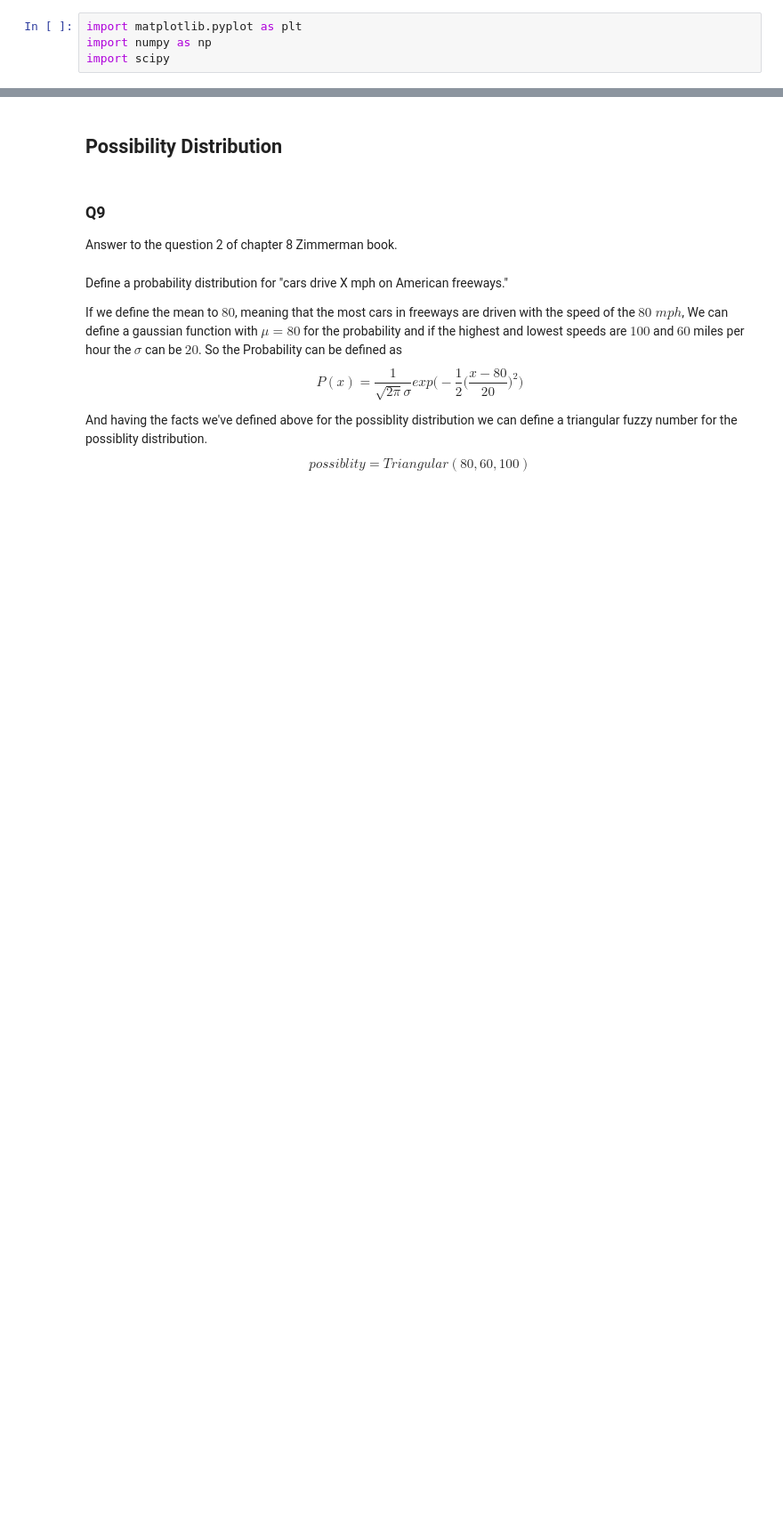
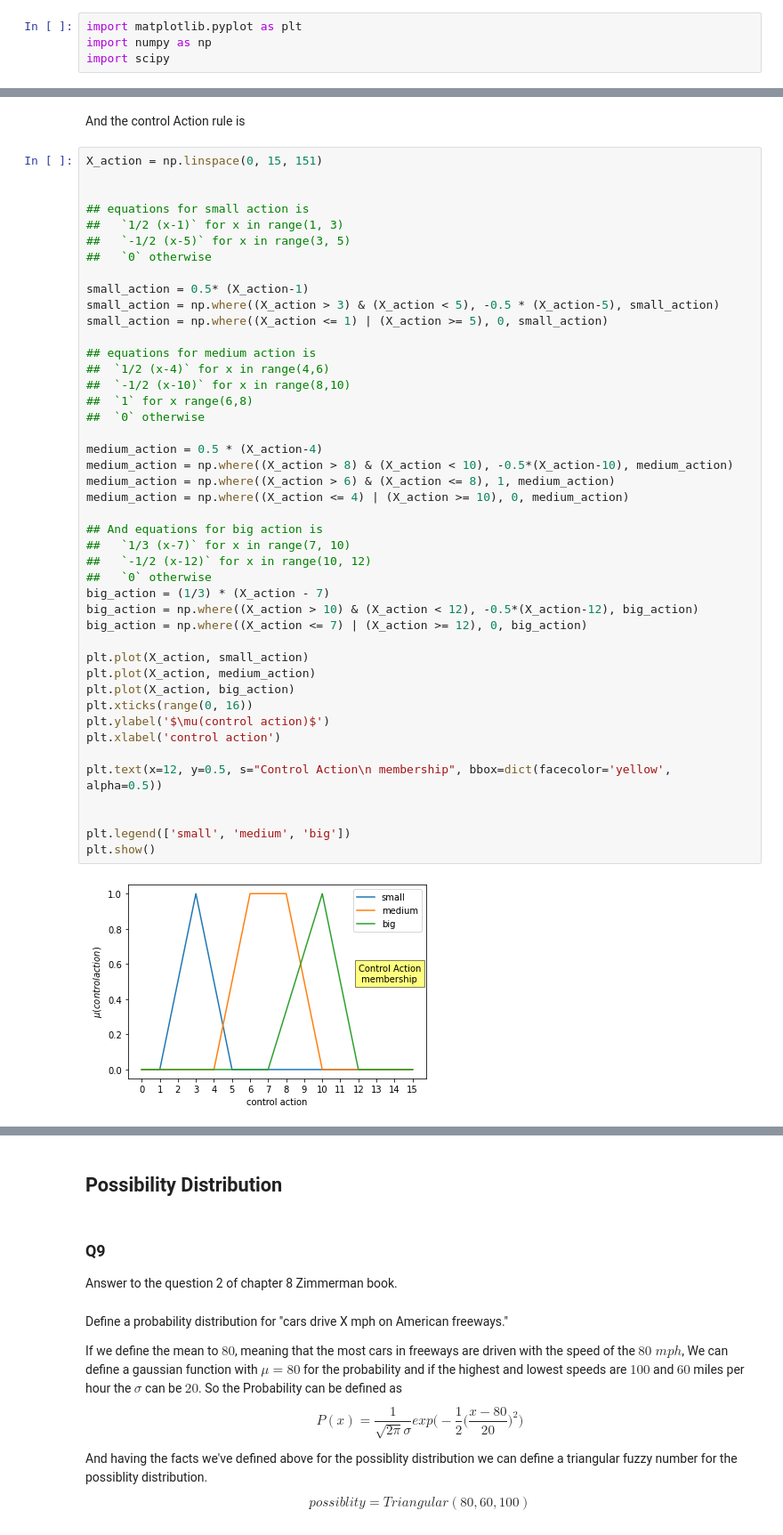
Before and after one commit to amindadgar/Fuzzy-Systems, a Jupyter notebook: HW3/Answers/main.ipynb, the cells around one changed output, grey strips where cells are left out. Shown at 89% size. Drawn from its saved outputs; the diff is of its cells as text; blank space fills up the shorter version.

```diff
--- a/HW3/Answers/main.ipynb
+++ b/HW3/Answers/main.ipynb
@@ -115,0 +213,48 @@ Answer to the question 3 of chapter 11, using the Zimmerman book.
+# %% [markdown]
+And the control Action rule is
+# %%
+X_action = np.linspace(0, 15, 151)
+
+
+## equations for small action is
+##   `1/2 (x-1)` for x in range(1, 3)
+##   `-1/2 (x-5)` for x in range(3, 5)
+##   `0` otherwise
+
+small_action = 0.5* (X_action-1)
+small_action = np.where((X_action > 3) & (X_action < 5), -0.5 * (X_action-5), small_action)
+small_action = np.where((X_action <= 1) | (X_action >= 5), 0, small_action)
+
+## equations for medium action is
+##  `1/2 (x-4)` for x in range(4,6)
+##  `-1/2 (x-10)` for x in range(8,10)
+##  `1` for x range(6,8)
+##  `0` otherwise
+
+medium_action = 0.5 * (X_action-4)
+medium_action = np.where((X_action > 8) & (X_action < 10), -0.5*(X_action-10), medium_action)
+medium_action = np.where((X_action > 6) & (X_action <= 8), 1, medium_action)
+medium_action = np.where((X_action <= 4) | (X_action >= 10), 0, medium_action)
+
+## And equations for big action is
+##   `1/3 (x-7)` for x in range(7, 10)
+##   `-1/2 (x-12)` for x in range(10, 12)
+##   `0` otherwise
+big_action = (1/3) * (X_action - 7)
+big_action = np.where((X_action > 10) & (X_action < 12), -0.5*(X_action-12), big_action)
+big_action = np.where((X_action <= 7) | (X_action >= 12), 0, big_action)
+
+plt.plot(X_action, small_action)
+plt.plot(X_action, medium_action)
+plt.plot(X_action, big_action)
+plt.xticks(range(0, 16))
+plt.ylabel('$\mu(control action)$')
+plt.xlabel('control action')
+
+plt.text(x=12, y=0.5, s="Control Action\n membership", bbox=dict(facecolor='yellow', alpha=0.5))
+
+
+plt.legend(['small', 'medium', 'big'])
+plt.show()
+# %% [output]
+[figure, added]
```
Also changed, not shown: parts of 60 cells of this notebook.
